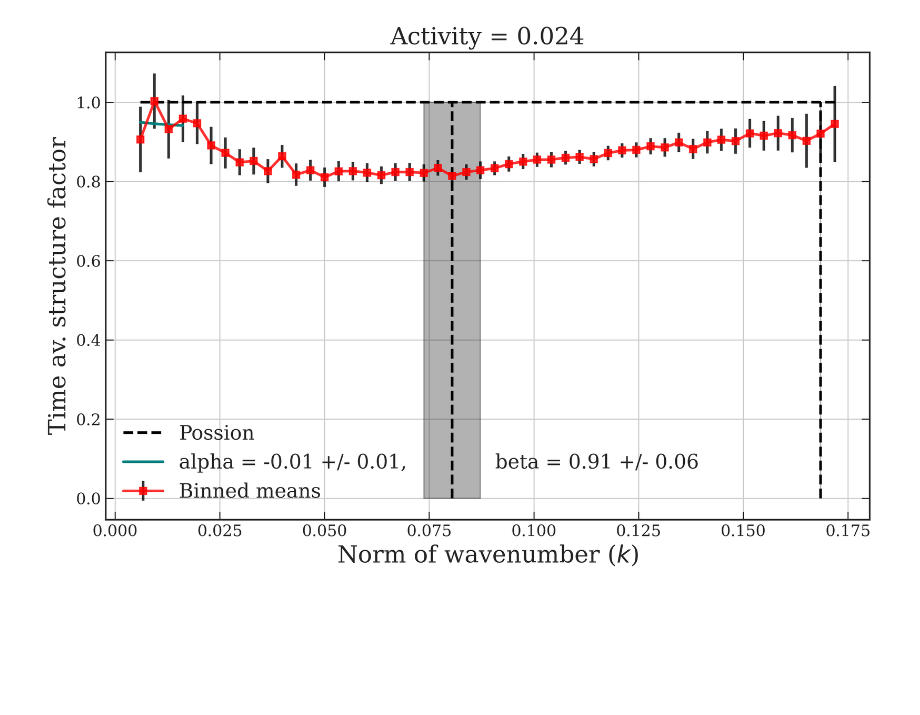
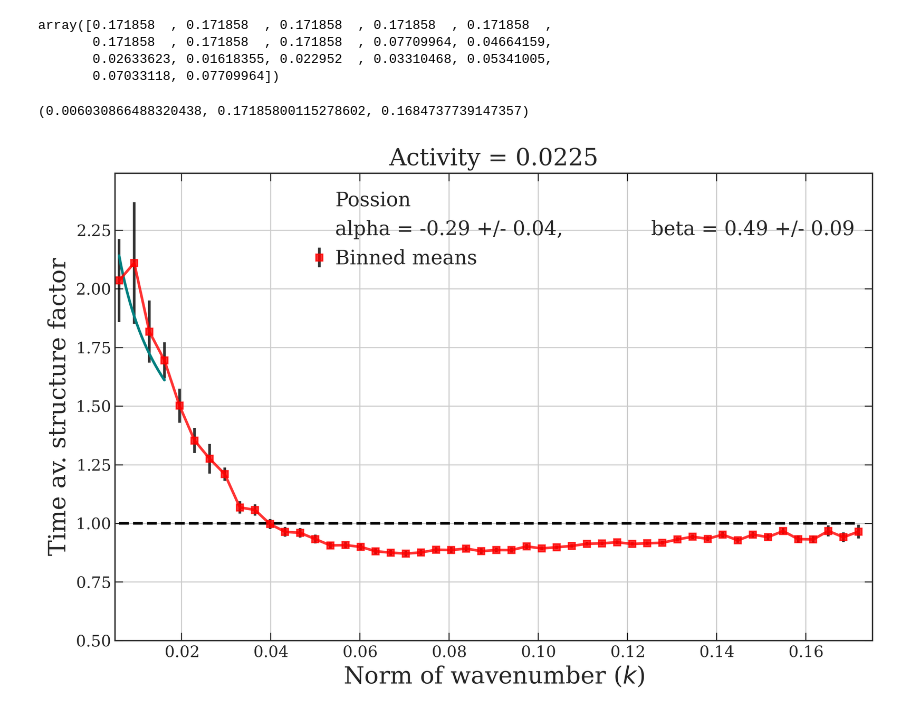
Before and after one commit to simonguld/Thesis, a Jupyter notebook: NematicAnalysis/len_scales.ipynb, the cells around one changed output. Cells and saved outputs as stored; diff of their text form; code cells hidden in the pictures; blank space fills up the shorter version.

```diff
--- a/NematicAnalysis/len_scales.ipynb
+++ b/NematicAnalysis/len_scales.ipynb
@@ -204,18 +243,37 @@ len_scales_arr = np.load(len_scale_arr_path)
+# %%
+mask = (len_scales_arr[:,2,1]>0.16)
+masku = (len_scales_arr[:,1,1]>0.16)
+
+len_scales_arr[:,2,1][mask] = kbins[-1]
+len_scales_arr[:,1,1][masku] = kbins[-1]
+# %%
+len_scales_arr[:,1,1]
+# %% [output]
+array([0.171858  , 0.171858  , 0.171858  , 0.171858  , 0.171858  ,
+       0.171858  , 0.171858  , 0.171858  , 0.07709964, 0.04664159,
+       0.02633623, 0.01618355, 0.022952  , 0.03310468, 0.05341005,
+       0.07033118, 0.07709964])
+# %%
+
+kbins, sfac_av = ada.get_sfac(LX=LL,time_av=True)[:2]
+kbins[0], kbins[-1], kbins[-2]
+# %% [output]
+(0.006030866488320438, 0.17185800115278602, 0.1684737739147357)
 # %%
 fit_func = lambda k, alpha, beta: np.exp(beta) * k ** (alpha)
 
 kbins, sfac_av = ada.get_sfac(LX=LL,time_av=True)[:2]
 act_list = ada.act_list[ada.LX.index(LL)]
-sfac_av[:,:,-1] *= 10
+sfac_av[:,:,-1] *= 1
 fit_params_weighted7 = analyze_sfac_time_av(kbins, sfac_av, Npoints_bounds = [3,7])
 #len_scales_arr = np.nan * np.zeros((len(act_list), 3, 4))
 scale_names = ['ahu', 'u', 'hu']
 
-act_min = 0.024
-
+act_min = 0.0225
+NNact = 1
 act_min_idx = act_list.index(act_min)
 
-for j, act in enumerate(act_list[act_min_idx:act_min_idx+1]):
+for j, act in enumerate(act_list[act_min_idx:act_min_idx + NNact]):
     i = j + act_min_idx
     kmax_idx = 3
     act_idx = act_list.index(act)
@@ -232,17 +290,24 @@ for j, act in enumerate(act_list[act_min_idx:act_min_idx+1]):
              beta = {np.exp(fit_params_weighted7[i,1]):.2f} +/- {np.exp(fit_params_weighted7[i,1])*fit_params_weighted7[i,3]:.2f}')
 
         kmin, kmax, kmin_unc, kmax_unc = len_scales_arr[i, len_scale, :]
+        kmin_idx = np.where(kbins > kmin)[0][0]
+        kmax_idx = np.where(kbins > kmax)[0][0]
+
+        ax.plot([kmin, kmax], sfac_av[[kmin_idx,kmax_idx],i,0], '-')
+
         ax.vlines(kmin, 0, 1, color = 'k', linestyle = 'dashed')
         ax.fill_betweenx([0, 1], kmin - kmin_unc, kmin+kmin_unc, color = 'k', alpha = 0.3)
         ax.vlines(kmax, 0, 1, color = 'k', linestyle = 'dashed')
         ax.fill_betweenx([0, 1], kmax - kmax_unc, kmax+kmax_unc, color = 'k', alpha = 0.3)
-
+        ax.set_ylim(ymin=.5)
+        ax.set_xlim([0, 0.175])
         ax.set_title(f'Activity = {act}')
         ax.set_yscale('linear')
         ax.set_xscale('linear')
         ax.grid(True)
         ax.legend()
         plt.show()
+
 
         ridx_ok = input('ok?:')
         ok = True if ridx_ok in ['y', ''] else False
@@ -256,33 +321,38 @@ for j, act in enumerate(act_list[act_min_idx:act_min_idx+1]):
             if ridx_min_input == 'n':
                 break
             else:
                 ridx_min, ridx_min_unc = int(ridx_min_input.split('+')[0]), int(ridx_min_input.split('+')[1])
 
 
             ridx_max_input = input(f'Enter max ridx for {scale_names[len_scale]}: ')
             ridx_max, ridx_max_unc = int(ridx_max_input.split('+')[0]), int(ridx_max_input.split('+')[1])
             clear_output(wait=False)
 
             fig, ax = plot_structure_factor(kbins, sfac_av[:,i,0], sfac_av[:, i,1], LX=LL)
             ax.plot(kvals, fit_func(kvals, *fit_params_weighted7[i,:2]),
                 label = f'alpha = {fit_params_weighted7[i,0]:.2f} +/- {fit_params_weighted7[i,2]:.2f}, \
                 beta = {np.exp(fit_params_weighted7[i,1]):.2f} +/- {np.exp(fit_params_weighted7[i,1])*fit_params_weighted7[i,3]:.2f}')
             ax.set_title(f'Activity = {act}')
             ax.set_yscale('linear')
             ax.set_xscale('linear')
             ax.yaxis.set_minor_locator(ticker.MultipleLocator(0.025))
             ax.grid(True)
             ax.legend()
+            ax.set_ylim(ymin=.5)
+
+            ax.set_xlim([0, 0.175])
+            ax.plot([kbins[ridx_min], kbins[ridx_max]], sfac_av[[ridx_min,ridx_max],i,0], '-')
             ax.vlines(kbins[ridx_min], 0, 1, color = 'k', linestyle = 'dashed')
             ax.fill_betweenx([0, 1], kbins[ridx_min] - kdiff * ridx_min_unc, kbins[ridx_min] + kdiff * ridx_min_unc, color = 'k', alpha = 0.3)
             ax.vlines(kbins[ridx_max], 0, 1, color = 'k', linestyle = 'dashed')
             ax.fill_betweenx([0, 1], kbins[ridx_max] - kdiff * ridx_max_unc, kbins[ridx_max] + kdiff * ridx_max_unc, color = 'k', alpha = 0.3)
             plt.show()
             ridx_ok = input('ok?:')
+
             if ridx_ok in ['y', '']:
                 ok = True
                 len_scales_arr[i, len_scale, :] = kbins[ridx_min], kbins[ridx_max], kdiff * ridx_min_unc, kdiff * ridx_max_unc
 # %% [output]
-[figure, old version]
+[figure, new version]
 # %%
 fit_func = lambda k, alpha, beta: np.exp(beta) * k ** (alpha)
```
Also changed, not shown: parts of 11 cells of this notebook, 4 other files.
